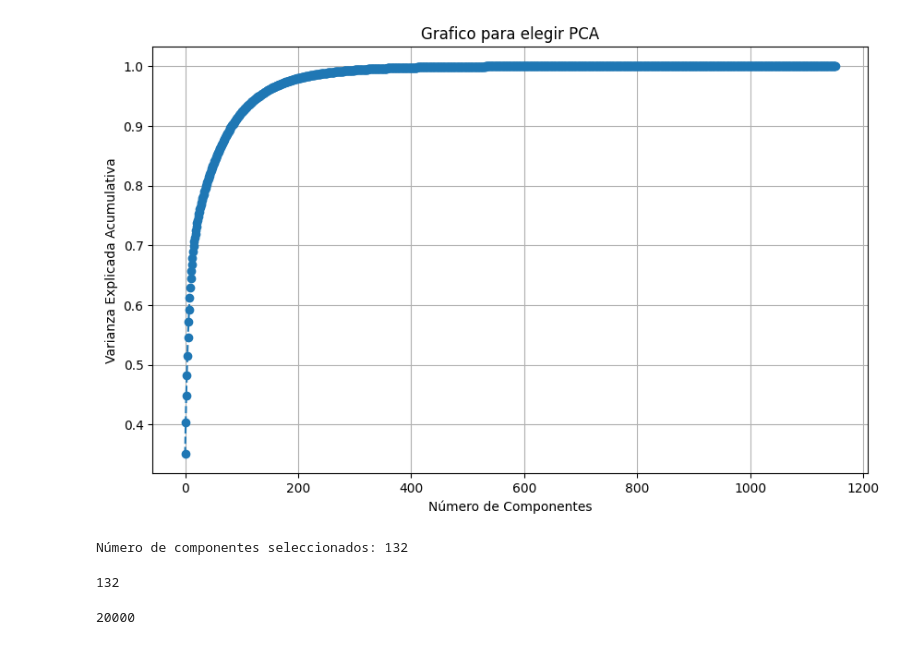
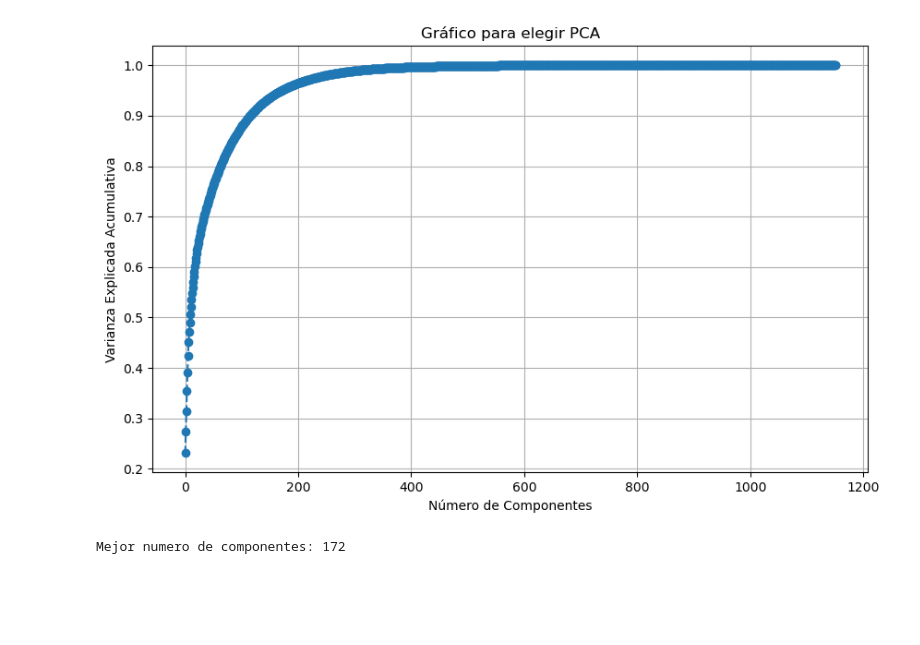
Before and after one commit to JLeandroJM/Project2_MachineL, a Jupyter notebook: leandro.ipynb, the cells around one changed output. Cells and saved outputs as stored; diff of their text form; code cells hidden in the pictures; blank space fills up the shorter version.

```diff
--- a/leandro.ipynb
+++ b/leandro.ipynb
@@ -91,46 +67,31 @@ test_data
+# %%
+scaler = StandardScaler()
+X_train_scaled = scaler.fit_transform(X_train)
+X_test_scaled = scaler.transform(X_test)
 # %%
-##elegimos el mejor numero de componenetes apra aplicar el PCA
-
-import matplotlib.pyplot as plt
-from sklearn.decomposition import PCA
-from sklearn.model_selection import train_test_split
-
-
-X = train_data.drop(columns=['y'])
-Y = train_data['y']
-
-X_train, X_test, y_train, y_test = train_test_split(X, Y, random_state=104, test_size=0.30, shuffle=True)
-
-pca = PCA().fit(X_train)
-
+# Aplicar PCA para reducir la dimensionalidad
+pca = PCA().fit(X_train_scaled)
 explained_variance = np.cumsum(pca.explained_variance_ratio_)
-
 
 plt.figure(figsize=(10, 6))
 plt.plot(explained_variance, marker='o', linestyle='--')
 plt.xlabel('Número de Componentes')
 plt.ylabel('Varianza Explicada Acumulativa')
-plt.title('Grafico para elegir PCA')
+plt.title('Gráfico para elegir PCA')
 plt.grid(True)
 plt.show()
 # %% [output]
-[figure, old version]
+[figure, new version]
 # %%
-## aplicamos PCA con 132 componentes
-
-#X_test = test_data
+# Seleccionar el número de componentes que explican el 95% de la varianza
 n_components = np.argmax(explained_variance >= 0.95) + 1
 
+# Aplicar PCA con el número seleccionado de componentes
+pca = PCA(n_components=n_components)
+X_train_pca = pca.fit_transform(X_train_scaled)
+X_test_pca = pca.transform(X_test_scaled)
 
-pca = PCA(n_components=n_components)
-X_train_pca = pca.fit_transform(X_train)
-X_test_pca = pca.transform(X_test)
-
-print(f'Número de componentes seleccionados: {n_components}')
+print(f'Mejor numero de componentes: {n_components}')
 # %% [output]
-Número de componentes seleccionados: 132
+Mejor numero de componentes: 172
-# %%
-print(len(X_train_pca[0]))
-# %% [output]
-132
 # %%
@@ -140,7 +99,3 @@ from pyts.transformation import ROCKET
 rocket = ROCKET()
 X_train_rocket = rocket.fit_transform(X_train_pca)
 X_test_rocket = rocket.transform(X_test_pca)
-# %%
-print(len(X_train_rocket[0]))
-# %% [output]
-20000
```
Also changed, not shown: parts of 18 cells of this notebook, 2 other files.
